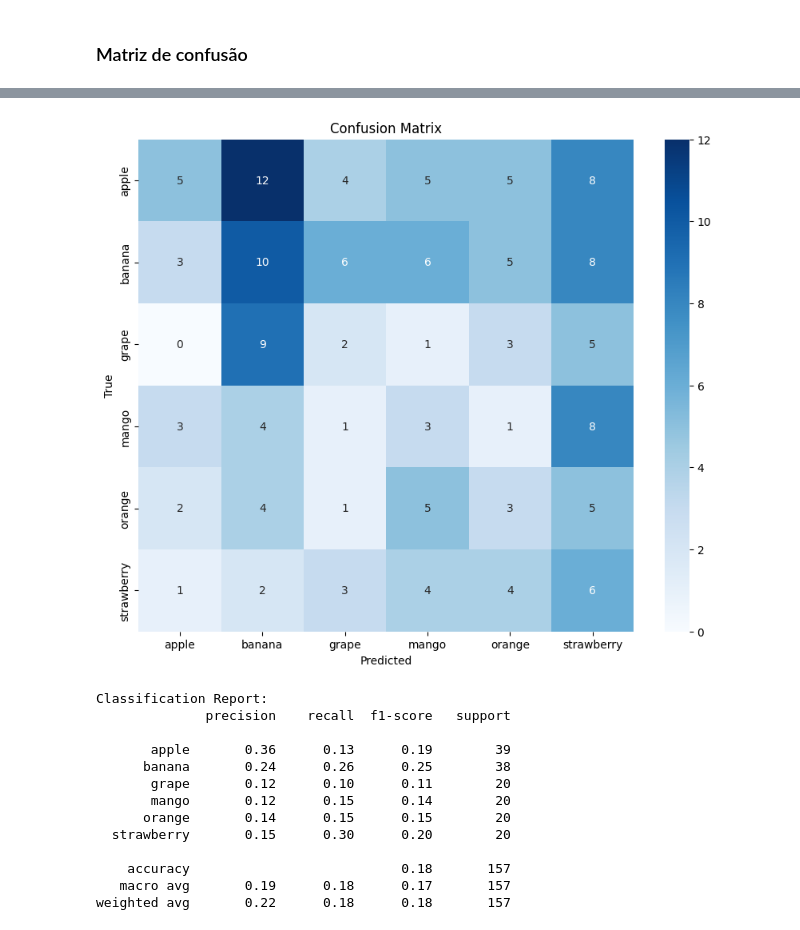
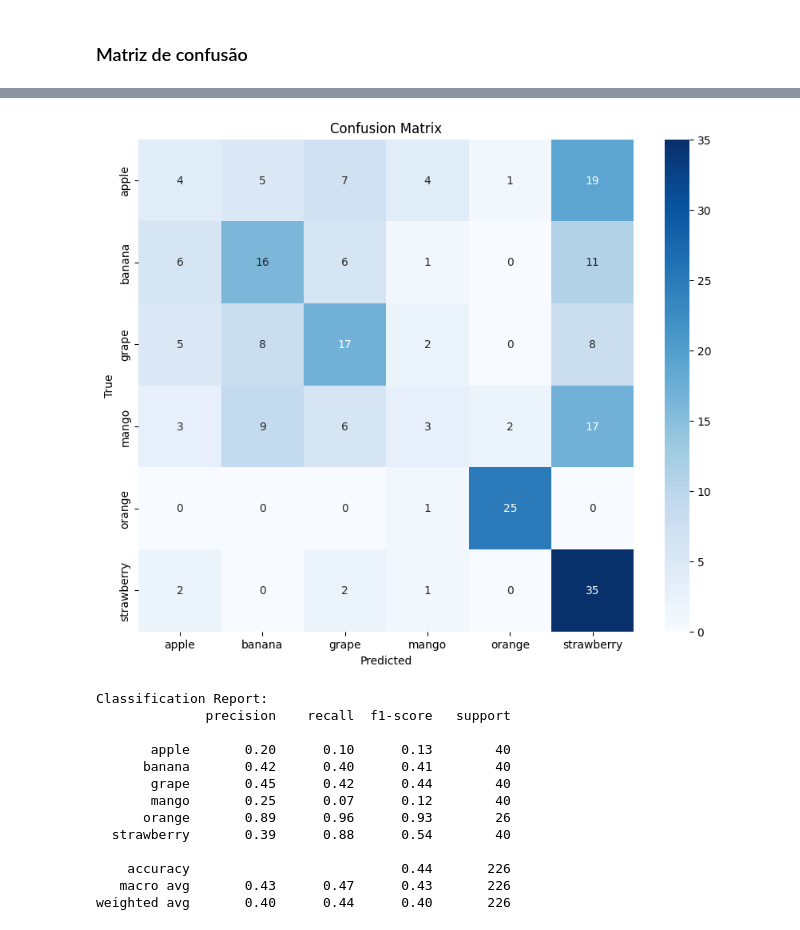
Before and after one commit to BrenaFreitas/Detec-o-frutas-ML, a Jupyter notebook: ModeloCNN/FruitsModelo2.ipynb, the cells around one changed output, grey strips where cells are left out. Cells and saved outputs as stored; diff of their text form; code cells hidden in the pictures.

Commit message:
Modelo CNN.

```diff
--- a/ModeloCNN/FruitsModelo2.ipynb
+++ b/ModeloCNN/FruitsModelo2.ipynb
@@ -315,7 +282,7 @@ WARNING:absl:You are saving your model as an HDF5 file via `model.save()` or `ke
 # %%
 from tensorflow.keras.models import load_model
 
-modelo2 = load_model('C:/Users/brena/OneDrive/Documentos/github/Frutas-ML/models/modelo2.h5')
+modelo2 = load_model('../models/modelo2.h5')
 # %% [output]
 WARNING:absl:Compiled the loaded model, but the compiled metrics have yet to be built. `model.compile_metrics` will be empty until you train or evaluate the model.
 # %%
@@ -401,11 +368,11 @@ from sklearn.metrics import confusion_matrix, classification_report
 class_names = ['apple', 'banana', 'grape', 'mango', 'orange', 'strawberry']
 
 # Fazendo previsões no conjunto de teste
-y_pred = modelo2.predict(test_data)
+y_pred = modelo2.predict(validacao_data)
 y_pred_classes = np.argmax(y_pred, axis=1)
 
 # Obtendo os rótulos reais do conjunto de teste
-y_true = np.concatenate([y for _, y in test_data], axis=0)
+y_true = np.concatenate([y for _, y in validacao_data], axis=0)
 
 # Calculando a matriz de confusão
 conf_matrix = confusion_matrix(y_true, y_pred_classes)
@@ -427,14 +394,14 @@ print(report)
-[figure, old version]
+[figure, new version]
 Classification Report:
               precision    recall  f1-score   support
 
-       apple       0.36      0.13      0.19        39
-      banana       0.24      0.26      0.25        38
-       grape       0.12      0.10      0.11        20
-       mango       0.12      0.15      0.14        20
-      orange       0.14      0.15      0.15        20
-  strawberry       0.15      0.30      0.20        20
+       apple       0.20      0.10      0.13        40
+      banana       0.42      0.40      0.41        40
+       grape       0.45      0.42      0.44        40
+       mango       0.25      0.07      0.12        40
+      orange       0.89      0.96      0.93        26
+  strawberry       0.39      0.88      0.54        40
 
-    accuracy                           0.18       157
-   macro avg       0.19      0.18      0.17       157
-weighted avg       0.22      0.18      0.18       157
+    accuracy                           0.44       226
+   macro avg       0.43      0.47      0.43       226
+weighted avg       0.40      0.44      0.40       226
```
Also changed, not shown: parts of 16 cells of this notebook, 2 other files.
